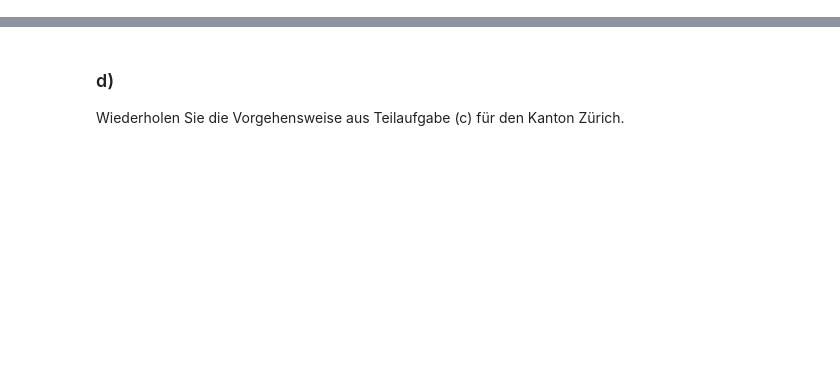
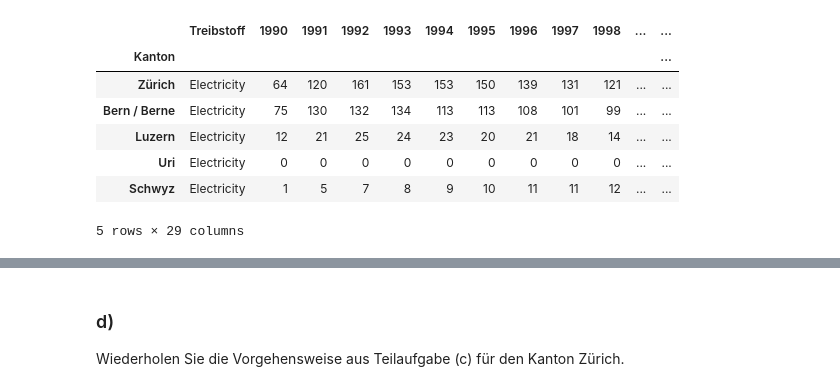
Before and after one commit to KilnOfTheSecondFlame/STAT_HS18_Exercises, a Jupyter notebook: 12_Exercise12/12_Exercise12.ipynb, the cells around one changed output, grey strips where cells are left out. Saved outputs shown, nothing was run; the diff lists cells and outputs as text; code cells hidden in the pictures; blank space fills up the shorter version.

```diff
--- a/12_Exercise12/12_Exercise12.ipynb
+++ b/12_Exercise12/12_Exercise12.ipynb
@@ -41,0 +51,11 @@ plt.show()
+# %%
+pw_electric.head()
+# %% [output]
+|  | Treibstoff | 1990 | 1991 | 1992 | 1993 | 1994 | 1995 | 1996 | 1997 | 1998 | ... | ... |
+| Kanton |  |  |  |  |  |  |  |  |  |  |  | ... |
+| Zürich | Electricity | 64 | 120 | 161 | 153 | 153 | 150 | 139 | 131 | 121 | ... | ... |
+| Bern / Berne | Electricity | 75 | 130 | 132 | 134 | 113 | 113 | 108 | 101 | 99 | ... | ... |
+| Luzern | Electricity | 12 | 21 | 25 | 24 | 23 | 20 | 21 | 18 | 14 | ... | ... |
+| Uri | Electricity | 0 | 0 | 0 | 0 | 0 | 0 | 0 | 0 | 0 | ... | ... |
+| Schwyz | Electricity | 1 | 5 | 7 | 8 | 9 | 10 | 11 | 11 | 12 | ... | ... |
+5 rows × 29 columns
```
Also changed, not shown: parts of 8 cells of this notebook, 1 other file.
